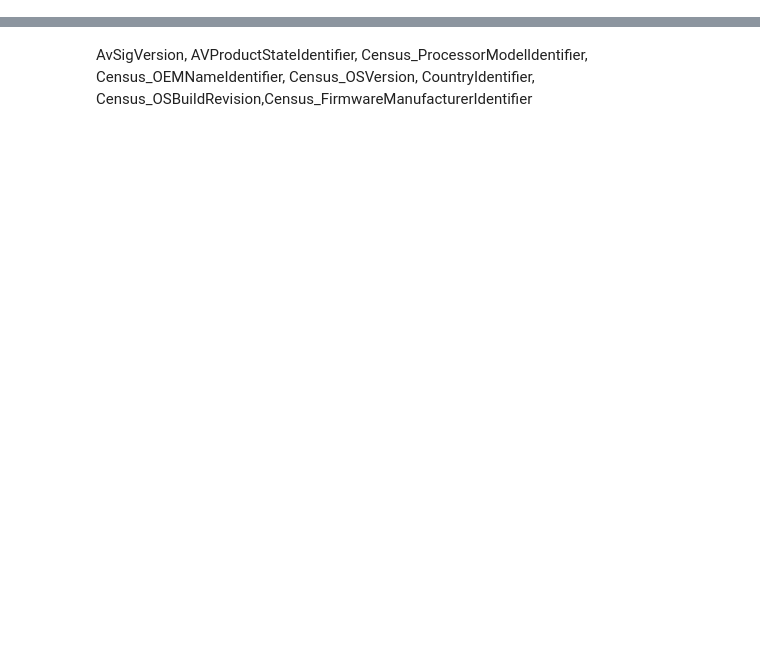
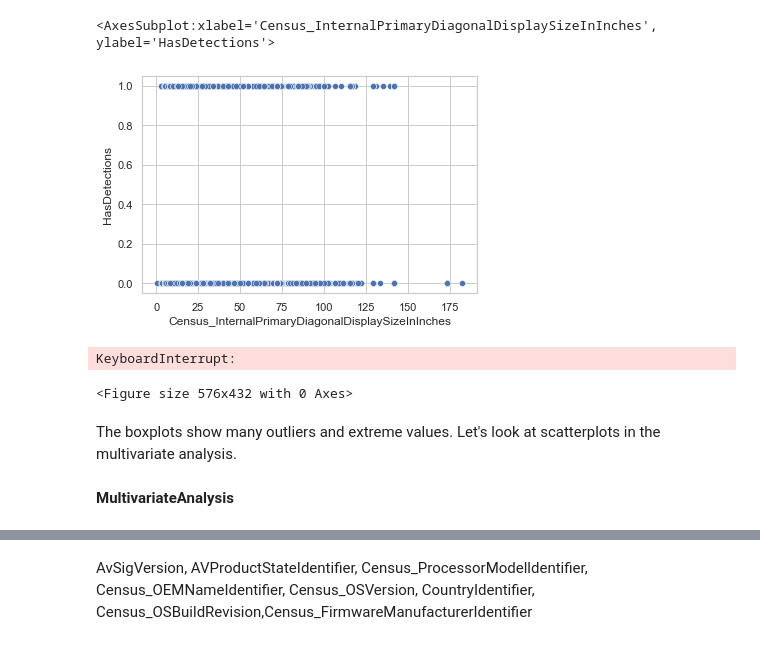
Before and after one commit to marco-riva/Capstone_2, a Jupyter notebook: notebooks/EDA.ipynb, the cells around one changed output, grey strips where cells are left out. Cells and saved outputs as stored; diff of their text form; code cells hidden in the pictures; blank space fills up the shorter version.

```diff
--- a/notebooks/EDA.ipynb
+++ b/notebooks/EDA.ipynb
@@ -69,19 +71,6 @@ memory usage: 44.9+ MB
 # %%
-true_numerical_columns = ['Census_ProcessorCoreCount',
-                 'Census_PrimaryDiskTotalCapacity',
-                 'Census_SystemVolumeTotalCapacity',
-                 'Census_TotalPhysicalRAM',
-                 'Census_InternalPrimaryDiagonalDisplaySizeInInches',
-                 'Census_InternalPrimaryDisplayResolutionHorizontal',
-                 'Census_InternalPrimaryDisplayResolutionVertical',
-                 'Census_InternalBatteryNumberOfCharges']
-rank_columns = [col for col in df.columns if 'encoded' in col]
-numerical_columns = true_numerical_columns + rank_columns
-
-binary_columns = [col for col in df.columns.tolist() if df[col].nunique() <= 2 if df[col].dtypes != 'O']
-
-categorical_columns = df.select_dtypes('object').columns.tolist()
-cat_num_columns = [col for col in df.columns.tolist() if col not in numerical_columns
-              if col not in binary_columns if col not in categorical_columns]
-tot_columns = numerical_columns + binary_columns + categorical_columns + cat_num_columns
-len(tot_columns)
+cat_col = df.select_dtypes('category').columns.tolist()
+binary_col = df.select_dtypes('Int64').columns.tolist()
+num_col = [col for col in df.columns
+           if col not in cat_col
+           if col not in binary_col]
@@ -92,0 +137,2 @@ len(tot_columns)
+# %%
+df[binary_col] = df[binary_col].astype('float32')
@@ -92,0 +157,19 @@ len(tot_columns)
+# %%
+sns.scatterplot(
+             x=x,
+             y=y)
+# %% [output]
+<AxesSubplot:xlabel='Census_InternalPrimaryDiagonalDisplaySizeInInches', ylabel='HasDetections'>
+[figure, added]
+# %%
+for col in num_col:
+    plt.figure(figsize=(8,6))
+    sns.barplot(x=col, data=df)
+    plt.xlabel(col);
+# %% [output]
+KeyboardInterrupt:
+<Figure size 576x432 with 0 Axes>
+# %% [markdown]
+The boxplots show many outliers and extreme values. Let's look at scatterplots in the multivariate analysis.
+# %% [markdown]
+**MultivariateAnalysis**
```
Also changed, not shown: parts of 29 cells of this notebook.
